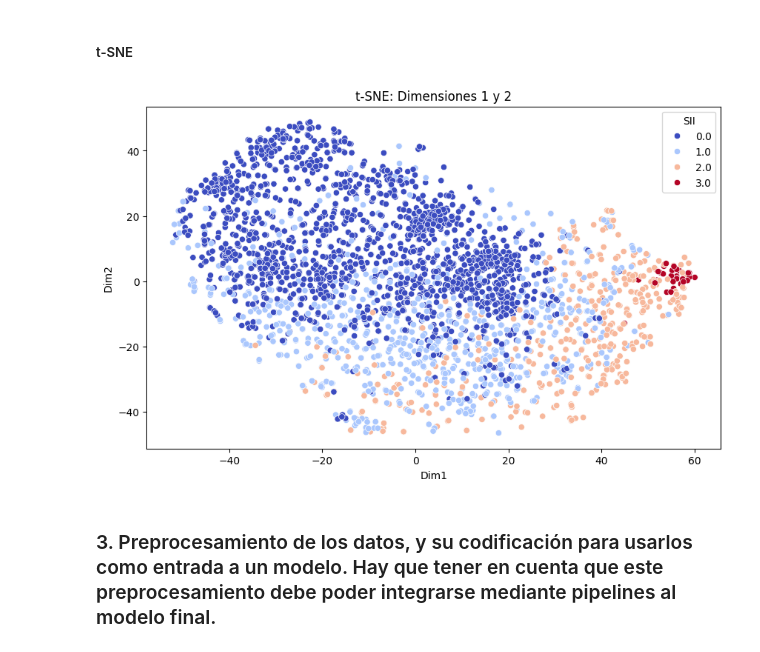
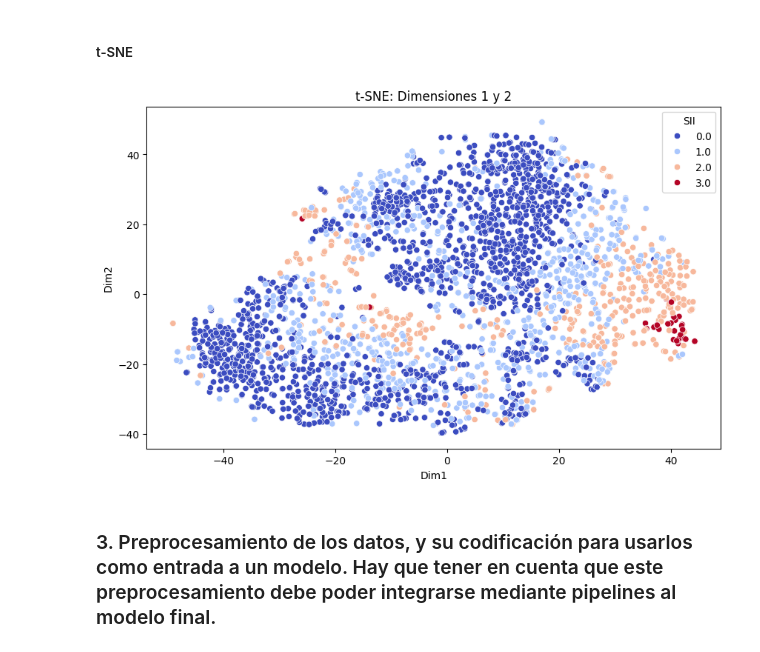
Before and after one commit to amadorssa/ChildInternetUseAnalysis, a Jupyter notebook: ChildInternetUseAnalysis.ipynb, the cells around one changed output. Cells and saved outputs as stored; diff of their text form; code cells hidden in the pictures.

Commit message:
Procesamiento de test_df

```diff
--- a/ChildInternetUseAnalysis.ipynb
+++ b/ChildInternetUseAnalysis.ipynb
@@ -274,10 +284,15 @@ PreInt_EduHx-computerinternet_hoursday_2.0       bool
 PreInt_EduHx-computerinternet_hoursday_3.0       bool
 Length: 178, dtype: object
 # %%
+# Eliminar la columna 'sii' de las columnas numéricas
+numeric_cols = numeric_cols.drop('sii')
+
 # Imputar valores faltantes numéricos con la media
 for col in numeric_cols:
     if col in train_df.columns:
         train_df[col] = train_df[col].fillna(train_df[col].mean())
+    if col in test_df.columns:
+        test_df[col] = test_df[col].fillna(test_df[col].mean())
 # %%
 print(train_df[numeric_cols].isnull().sum())
 # %% [output]
@@ -407,3 +424,17 @@ Pares de características con alta correlación (> 0.8):
+# %%
+from sklearn.preprocessing import StandardScaler
+
+# Inicializar el escalador
+scaler = StandardScaler()
+
+# Escalar los datos numéricos
+for col in numeric_cols:
+    if col in train_df.columns:
+        train_df[col] = scaler.fit_transform(train_df[col].values.reshape(-1, 1))
+
+for col in numeric_cols:
+    if col in test_df.columns:
+        test_df[col] = scaler.transform(test_df[col].values.reshape(-1, 1))
 # %% [markdown]
 ##### PCA
 # %%
@@ -412,5 +442,5 @@ from sklearn.preprocessing import StandardScaler
 import numpy as np
 # %%
-# Separar características y objetivo
-X = train_df.drop('sii', axis=1)
-y = train_df['sii']
+# Preparar datos de entrenamiento
+X_train = train_df.drop('sii', axis=1)
+y_train = train_df['sii']
@@ -422,11 +448,11 @@ X_scaled = scaler.fit_transform(X)
 # Aplicar PCA
 n_components = 20
 pca = PCA(n_components=n_components, random_state=42)
-X_pca = pca.fit_transform(X_scaled)
+X_pca = pca.fit_transform(X_train)
 
 # Crear un DataFrame con los componentes principales
 pca_df = pd.DataFrame(data=X_pca, columns=[f'PC{i}' for i in range(1, n_components+1)])
-pca_df['SII'] = y.values
+pca_df['SII'] = y_train.values
 # %%
 # Visualizar los resultados de PCA
 plt.figure(figsize=(10, 6))
@@ -480,20 +506,20 @@ from sklearn.manifold import TSNE
 # %%
 # Reduccion a n_components
 n_components = 2
 
 tsne = TSNE(n_components=n_components, random_state=42)
-X_tsne = tsne.fit_transform(X_scaled)
+X_tsne = tsne.fit_transform(X_train)
 
 tsne_df = pd.DataFrame(data=X_tsne, columns=[f'Dim{i}' for i in range(1, n_components+1)])
-tsne_df['SII'] = y.values
+tsne_df['SII'] = y_train.values
 
 # Visualizar los resultados de t-SNE
 plt.figure(figsize=(10, 6))
 sns.scatterplot(x='Dim1', y='Dim2', data=tsne_df, hue='SII', palette='coolwarm')
 plt.title('t-SNE: Dimensiones 1 y 2')
 plt.show()
 # %% [output]
-[figure, old version]
+[figure, new version]
 # %% [markdown]
 ### 3. Preprocesamiento de los datos, y su codificación para usarlos como entrada a un modelo. Hay que tener en cuenta que este preprocesamiento debe poder integrarse mediante pipelines al modelo final.
 # %% [markdown]
```
Also changed, not shown: parts of 18 cells of this notebook.
